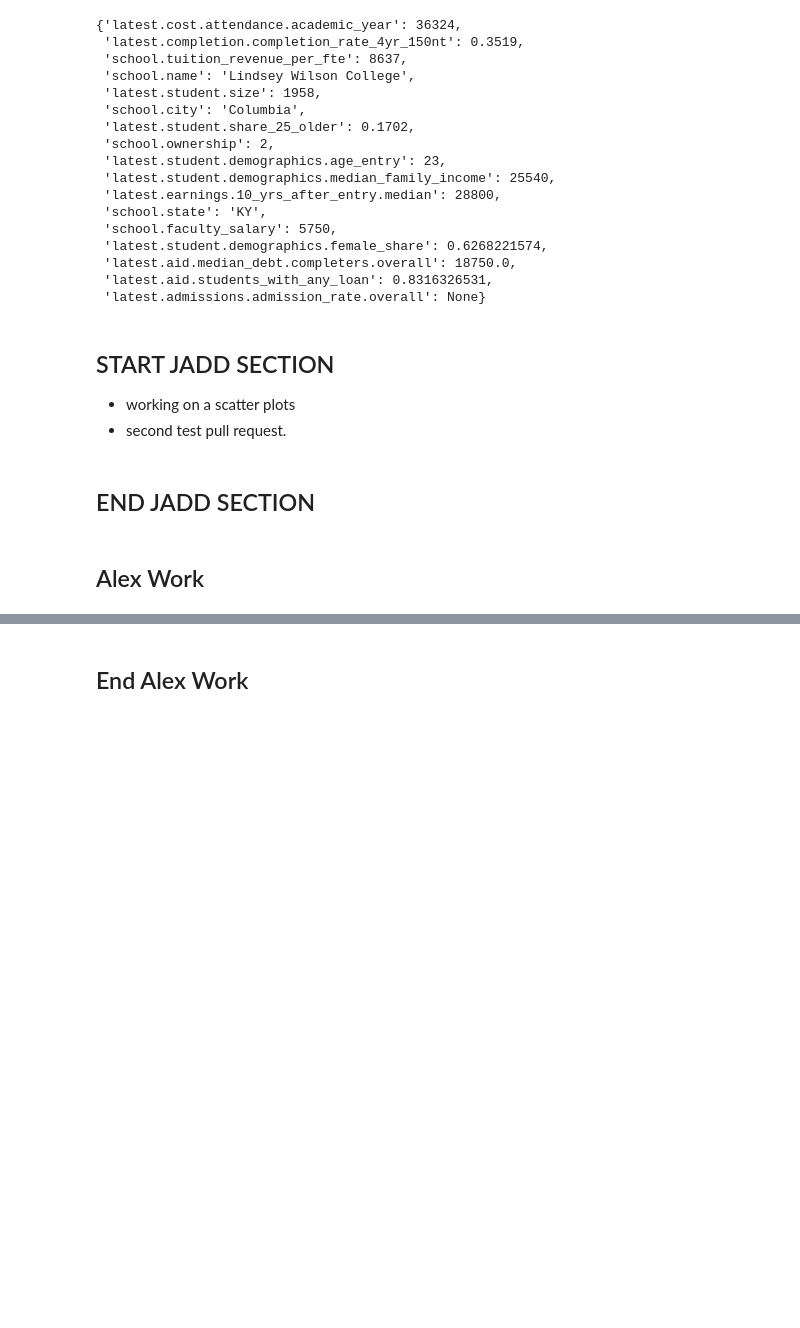
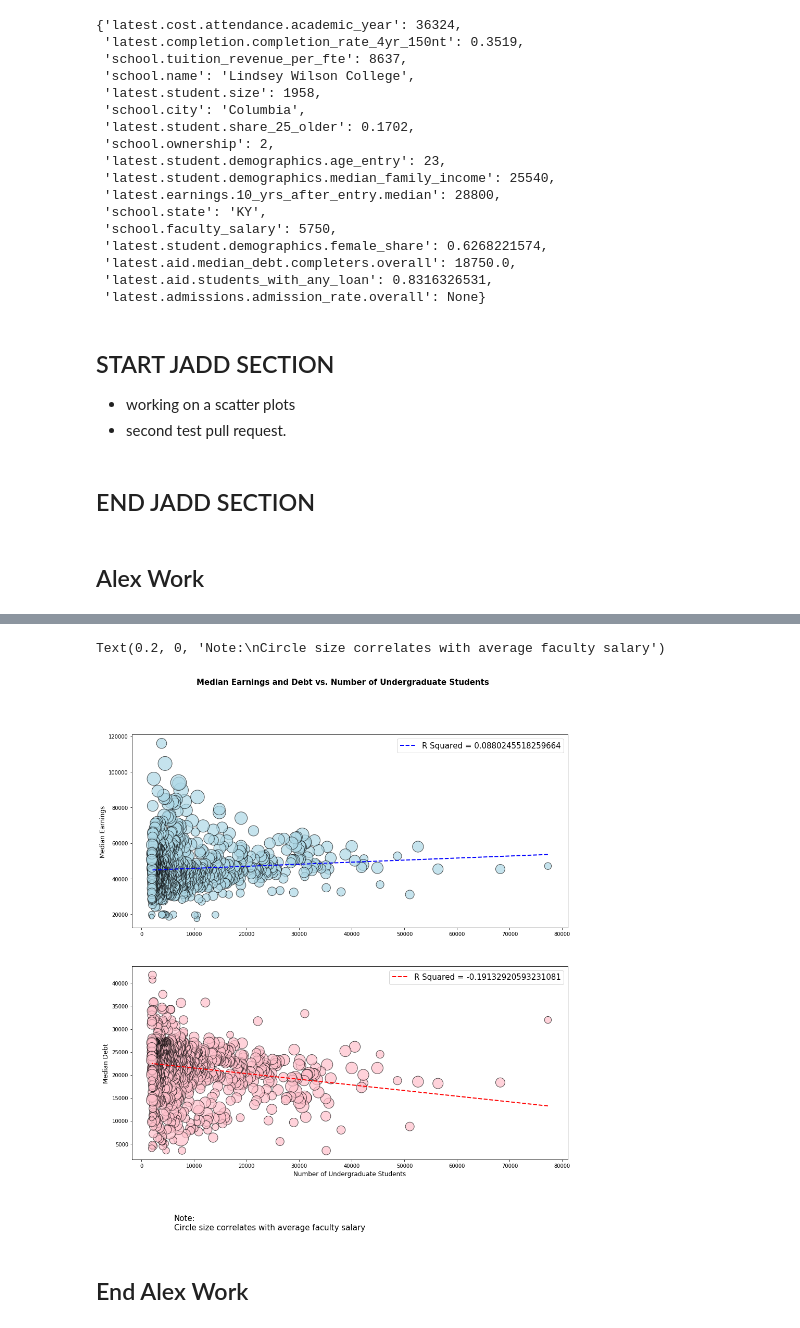
Before and after one commit to alexanderframe/CollegeAnalysis, a Jupyter notebook: University Collection.ipynb, the cells around one changed output, grey strips where cells are left out. Saved outputs shown, nothing was run; the diff lists cells and outputs as text; code cells hidden in the pictures; blank space fills up the shorter version.

```diff
--- a/University Collection.ipynb
+++ b/University Collection.ipynb
@@ -328,2 +326,51 @@ Text(0.2, 0, 'Note:\nCircle size correlates with number of undergraduate student
+# %%
+# Scatterplots where x value is attendance cost, y values are median earnings and median debt, s value is student size
+
+# Create DF copy of schoolDF for name, attendance cost, earnings, and size
+earningsDebtSizeDF = schoolDF[['Name','Number of Undergraduate Students','Median Earnings of Students 10 Years After Entry','Median Debt for Students Who Have Completed','Average Cost of Attendance', 'Average Faculty Salary']]
+earningsDebtSizeDF.head()
+
+# Check to see if there are any NaN values
+# print(earningsDebtDFSize.count())
+
+# Drop any school that doesn't report all metrics
+earningsDebtSizeDF.dropna(how='any',inplace=True)
+# print(earningsDebtSizeDF.count())
+
+# Get linear regression values
+earningsSizeSlope, earningsSizeInt, earningsSizeR, earningsSizeP, earningsSizeStdErr = stats.linregress(earningsDebtSizeDF['Number of Undergraduate Students'], earningsDebtSizeDF['Median Earnings of Students 10 Years After Entry'])
+earningsSizeFit = earningsSizeSlope * earningsDebtSizeDF['Number of Undergraduate Students'] + earningsSizeInt
+
+debtSizeSlope, debtSizeInt, debtSizeR, debtSizeP, debtSizeStdErr = stats.linregress(earningsDebtSizeDF['Number of Undergraduate Students'], earningsDebtSizeDF['Median Debt for Students Who Have Completed'])
+debtSizeFit = debtSizeSlope * earningsDebtSizeDF['Number of Undergraduate Students'] + debtSizeInt
+
+# Create Scatterplots
+sizeFig, (earningsSizePlot, debtSizePlot) = plt.subplots(2, sharex=False, figsize=(15,15))
+sizeFig.suptitle('Median Earnings and Debt vs. Number of Undergraduate Students', fontsize=15, fontweight='bold')
+
+
+
+
+earningsSizePlot.scatter(earningsDebtSizeDF['Number of Undergraduate Students'], earningsDebtSizeDF['Median Earnings of Students 10 Years After Entry'],
+            s=earningsDebtSizeDF['Average Faculty Salary']*.04, marker='o', color='LightBlue',
+            alpha=.70, edgecolors='Black')
+earningsSizePlot.plot(earningsDebtSizeDF['Number of Undergraduate Students'], earningsSizeFit, 'b--', linewidth=2)
+earningsSizePlot.set_ylabel('Median Earnings', fontsize=12)
+earningsSizePlot.legend(['R Squared = ' + str(earningsSizeR)], fontsize=15)
+
+
+debtSizePlot.scatter(earningsDebtSizeDF['Number of Undergraduate Students'], earningsDebtSizeDF['Median Debt for Students Who Have Completed'],
+            s=earningsDebtSizeDF['Average Faculty Salary']*.04, marker='o', color='Pink',
+            alpha=.70, edgecolors='Black')
+debtSizePlot.plot(earningsDebtDF['Number of Undergraduate Students'], debtSizeFit, 'r--', linewidth=2)
+debtSizePlot.set_xlabel('Number of Undergraduate Students', fontsize=12)
+debtSizePlot.set_ylabel('Median Debt', fontsize=12)
+debtSizePlot.legend(['R Squared = ' + str(debtSizeR)], fontsize=15)
+
+
+plt.figtext(.2, 0,'Note:\nCircle size correlates with average faculty salary', fontsize=15)
+# %% [output]
+Text(0.2, 0, 'Note:\nCircle size correlates with average faculty salary')
+[figure, added]
 # %% [markdown]
 ## End Alex Work
```
Also changed, not shown: parts of 5 cells of this notebook.
